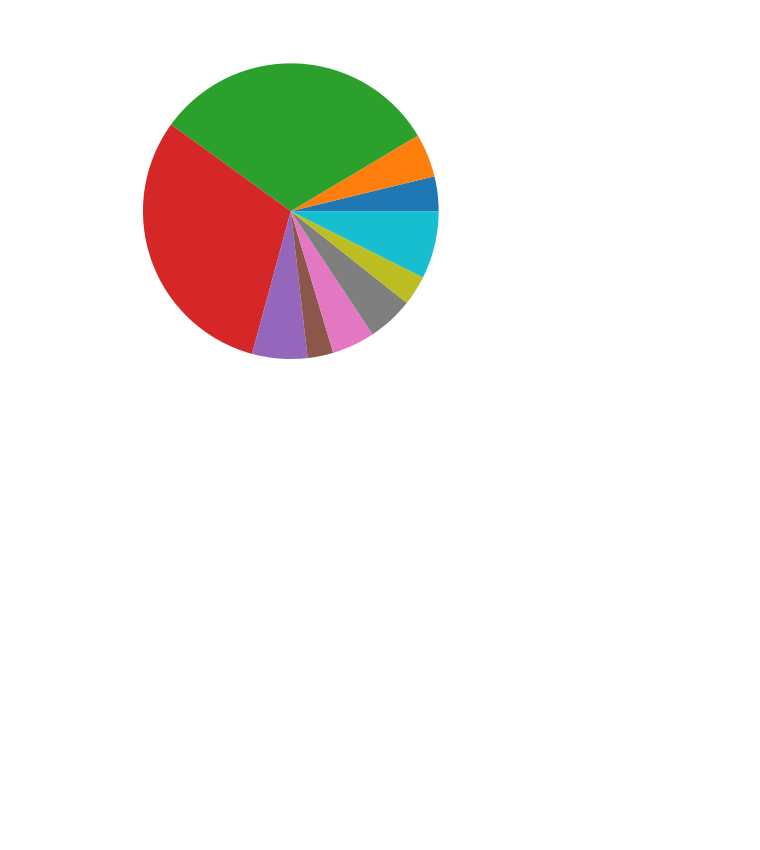
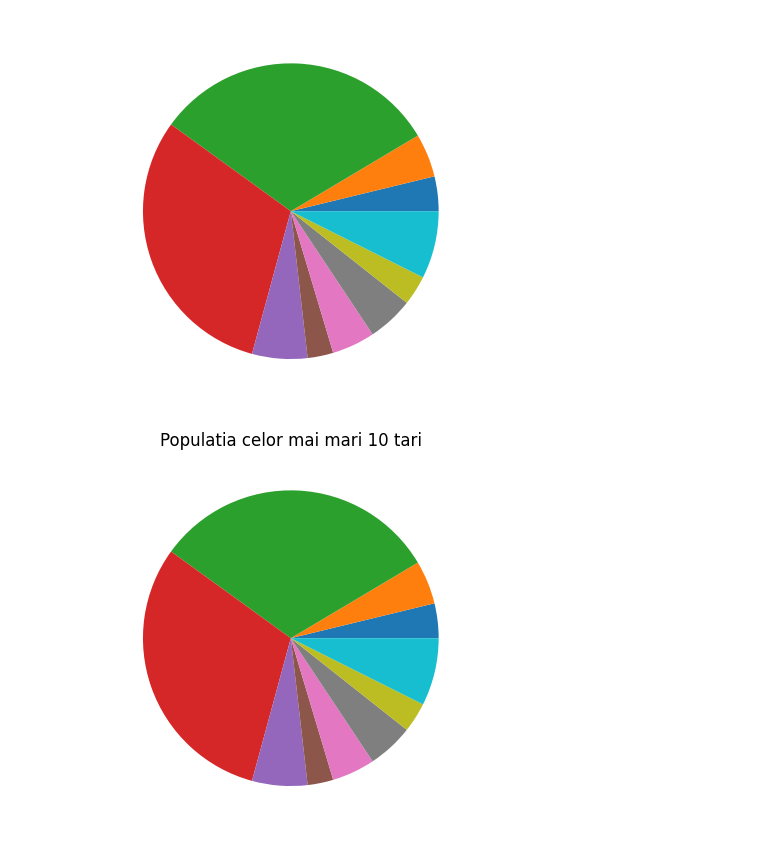
Before and after one commit to Alexandru2984/Python-Data-VIsualization-, a Jupyter notebook: CURS_1_09.05.2025/tari.ipynb, the cells around one changed output. Drawn from its saved outputs; the diff is of its cells as text; code cells hidden in the pictures; blank space fills up the shorter version.

```diff
--- a/CURS_1_09.05.2025/tari.ipynb
+++ b/CURS_1_09.05.2025/tari.ipynb
@@ -22,3 +22,8 @@ Population [170, 213, 1411, 1378, 271, 126, 211, 225, 146, 331]
 plt.pie(population);
 # %% [output]
 [figure]
+# %%
+plt.title("Populatia celor mai mari 10 tari")
+plt.pie(population);
+# %% [output]
+[figure, added]
```
Also changed, not shown: parts of 2 cells of this notebook, 2 other files.
